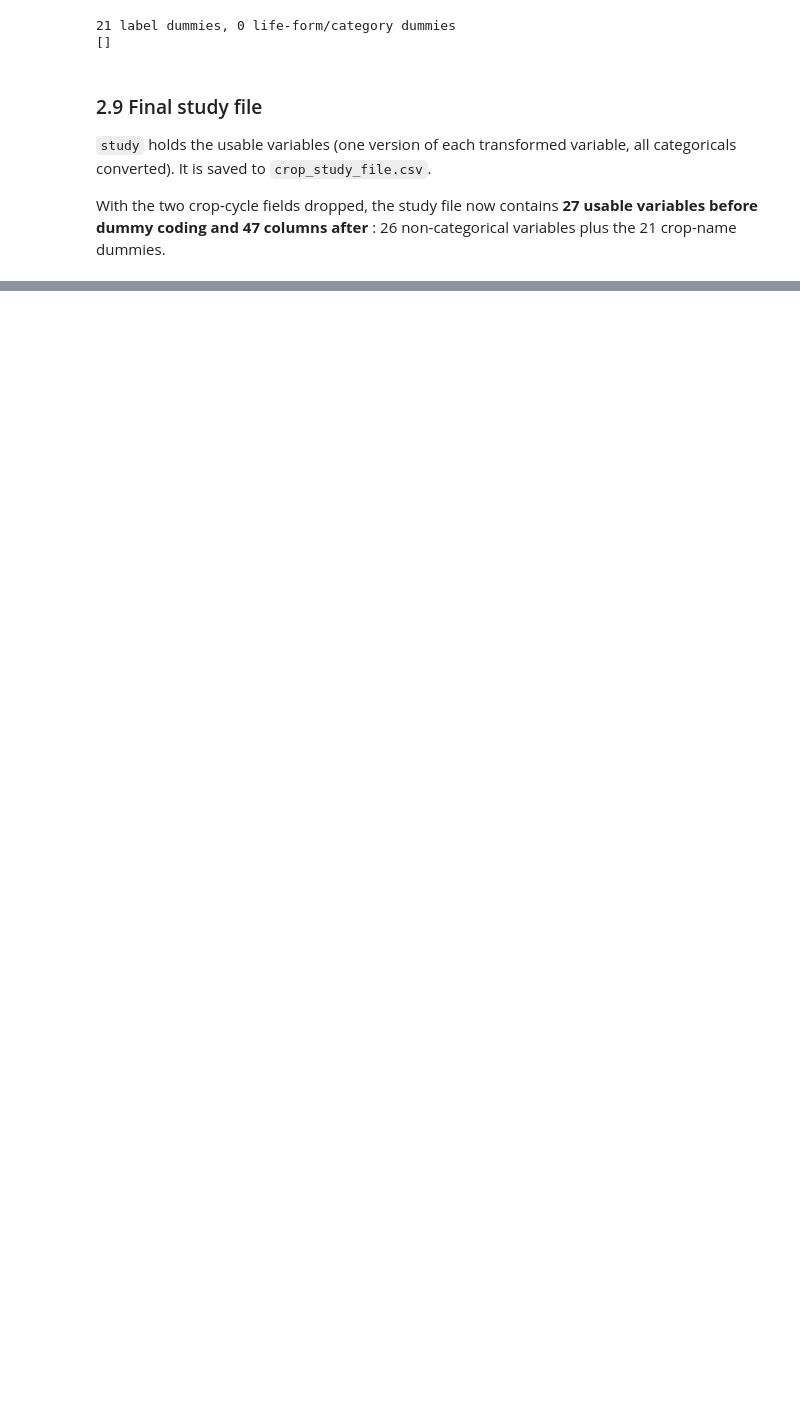
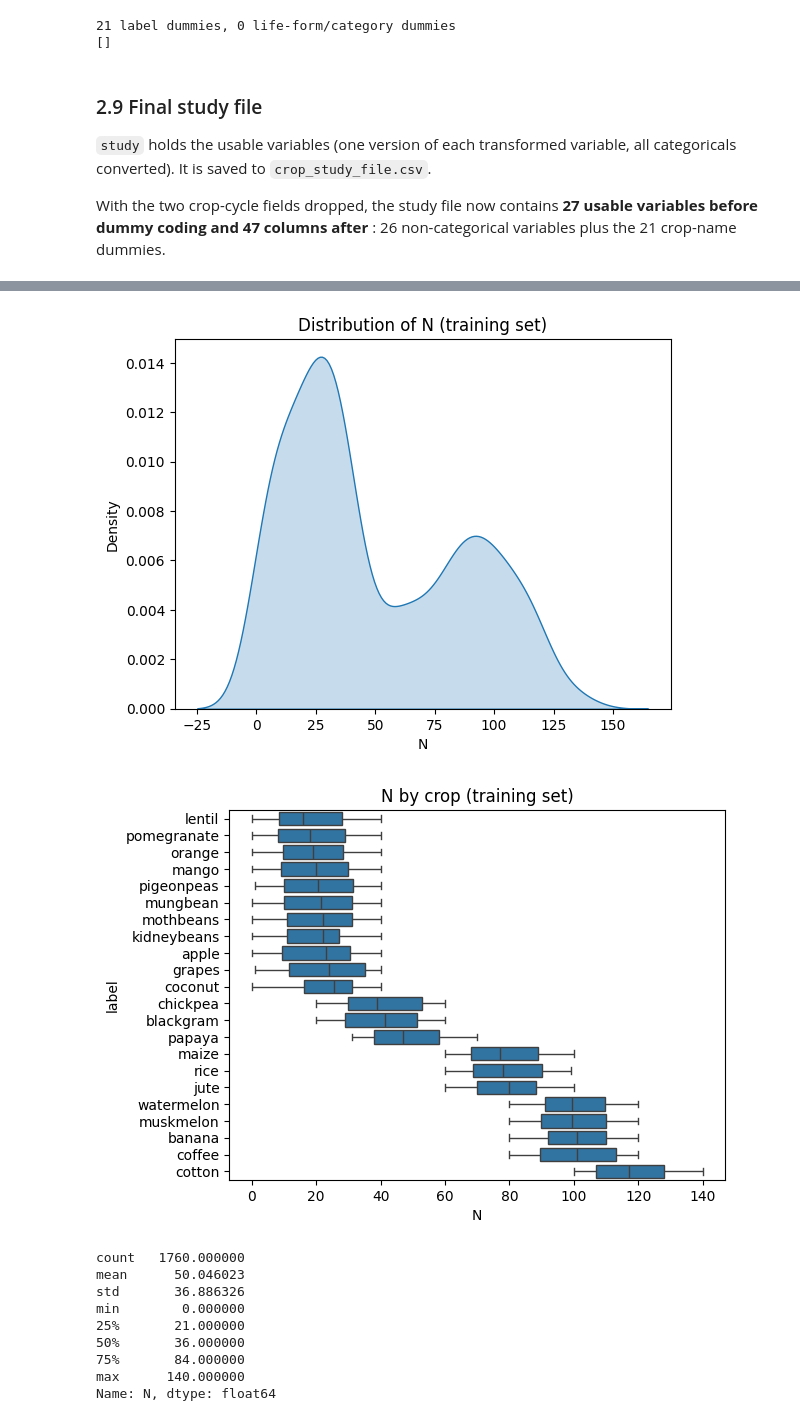
Before and after one commit to UbaidUllah777/Crop_Recommendation_Analysis, a Jupyter notebook: Crop_Recommendation_Workshop_C.ipynb, the cells around one changed output, grey strips where cells are left out. Saved outputs shown, nothing was run; the diff lists cells and outputs as text; code cells hidden in the pictures; blank space fills up the shorter version.

```diff
--- a/Crop_Recommendation_Workshop_C.ipynb
+++ b/Crop_Recommendation_Workshop_C.ipynb
@@ -766,0 +1063,24 @@ As in the class demo we use an **80/20 random split** with a fixed seed. The tra
+# %%
+Y = "N"
+
+sns.kdeplot(train[Y], fill=True)
+plt.title("Distribution of N (training set)")
+plt.show()
+
+sns.boxplot(data=train, x=Y, y="label", order=train.groupby("label")[Y].median().sort_values().index)
+plt.title("N by crop (training set)")
+plt.show()
+
+print(train[Y].describe())
+# %% [output]
+[figure, added]
+[figure, added]
+count   1760.000000
+mean      50.046023
+std       36.886326
+min        0.000000
+25%       21.000000
+50%       36.000000
+75%       84.000000
+max      140.000000
+Name: N, dtype: float64
```
Also changed, not shown: parts of 19 cells of this notebook.
